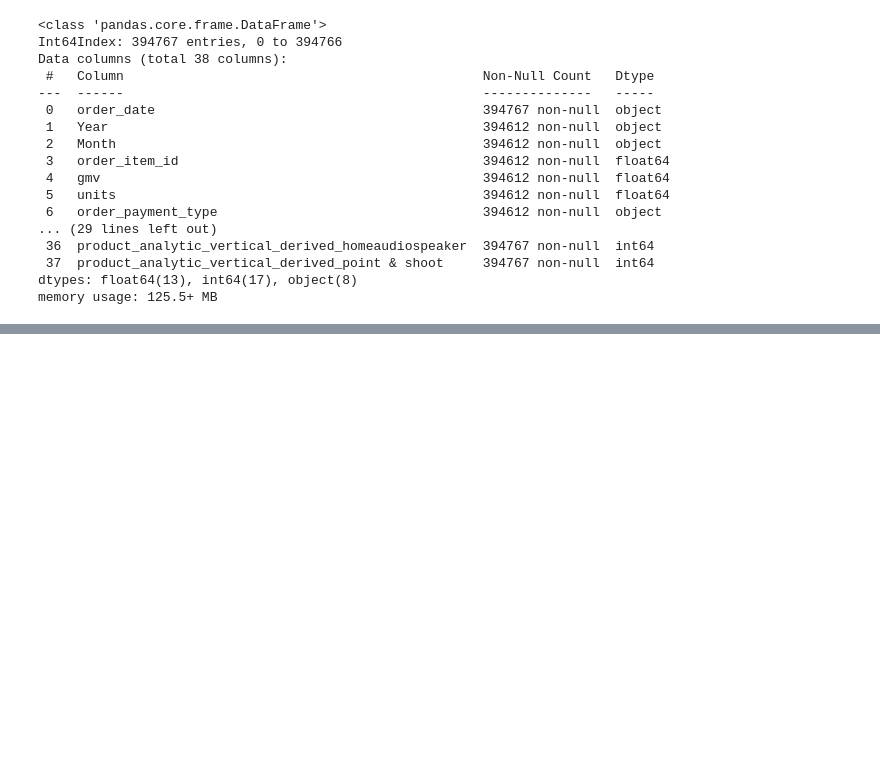
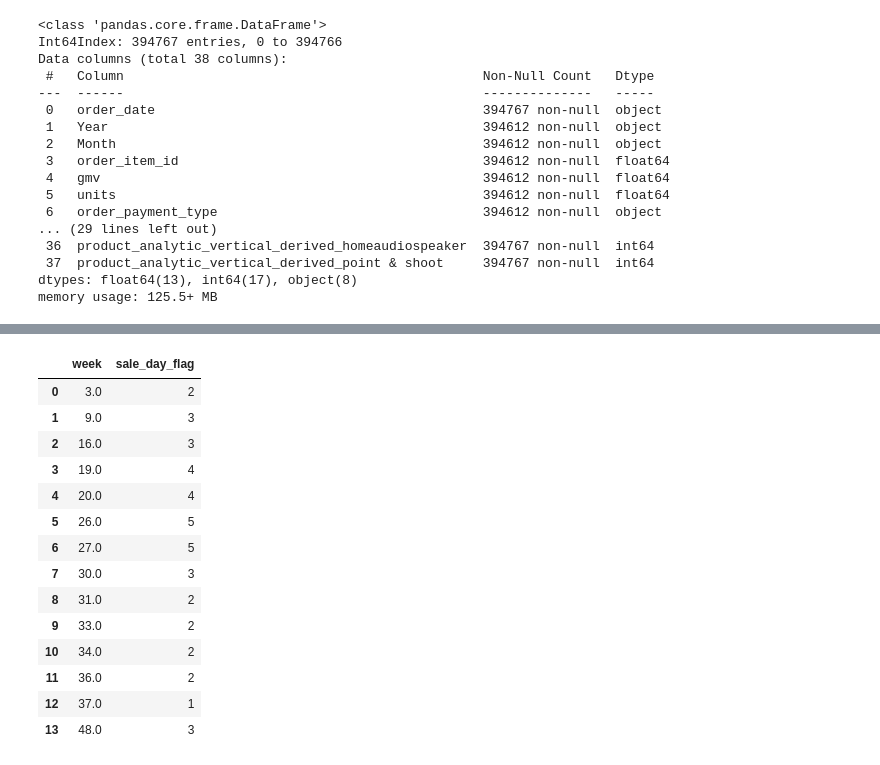
Before and after one commit to PrajsPrabs/UpgradBACaseStudy, a Jupyter notebook: EComm1.ipynb, the cells around one changed output, grey strips where cells are left out. Cells and saved outputs as stored; diff of their text form; code cells hidden in the pictures; blank space fills up the shorter version.

```diff
--- a/EComm1.ipynb
+++ b/EComm1.ipynb
@@ -924,0 +943,18 @@ KeyError: ignored
+# %%
+weekly_sales_day
+# %% [output]
+|  | week | sale_day_flag |
+| 0 | 3.0 | 2 |
+| 1 | 9.0 | 3 |
+| 2 | 16.0 | 3 |
+| 3 | 19.0 | 4 |
+| 4 | 20.0 | 4 |
+| 5 | 26.0 | 5 |
+| 6 | 27.0 | 5 |
+| 7 | 30.0 | 3 |
+| 8 | 31.0 | 2 |
+| 9 | 33.0 | 2 |
+| 10 | 34.0 | 2 |
+| 11 | 36.0 | 2 |
+| 12 | 37.0 | 1 |
+| 13 | 48.0 | 3 |
```
Also changed, not shown: parts of 17 cells of this notebook.
